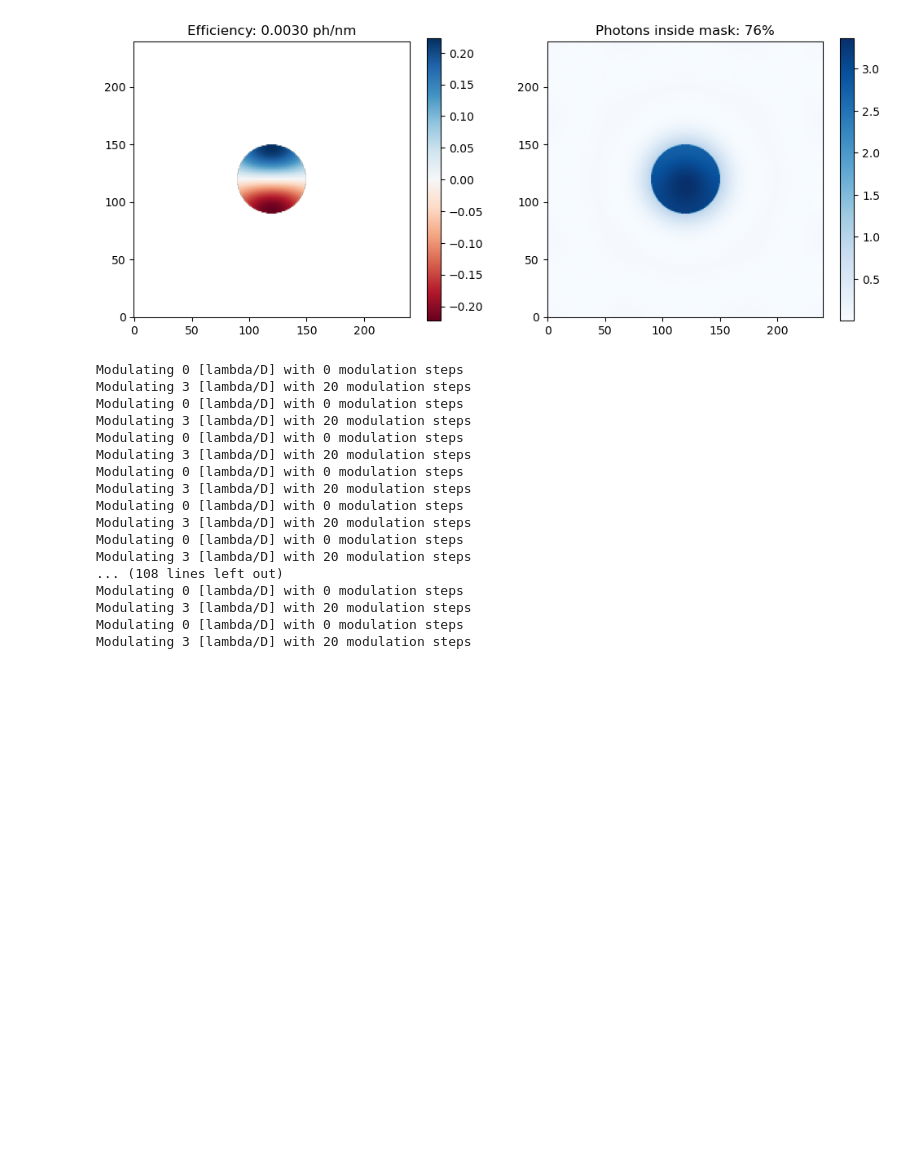
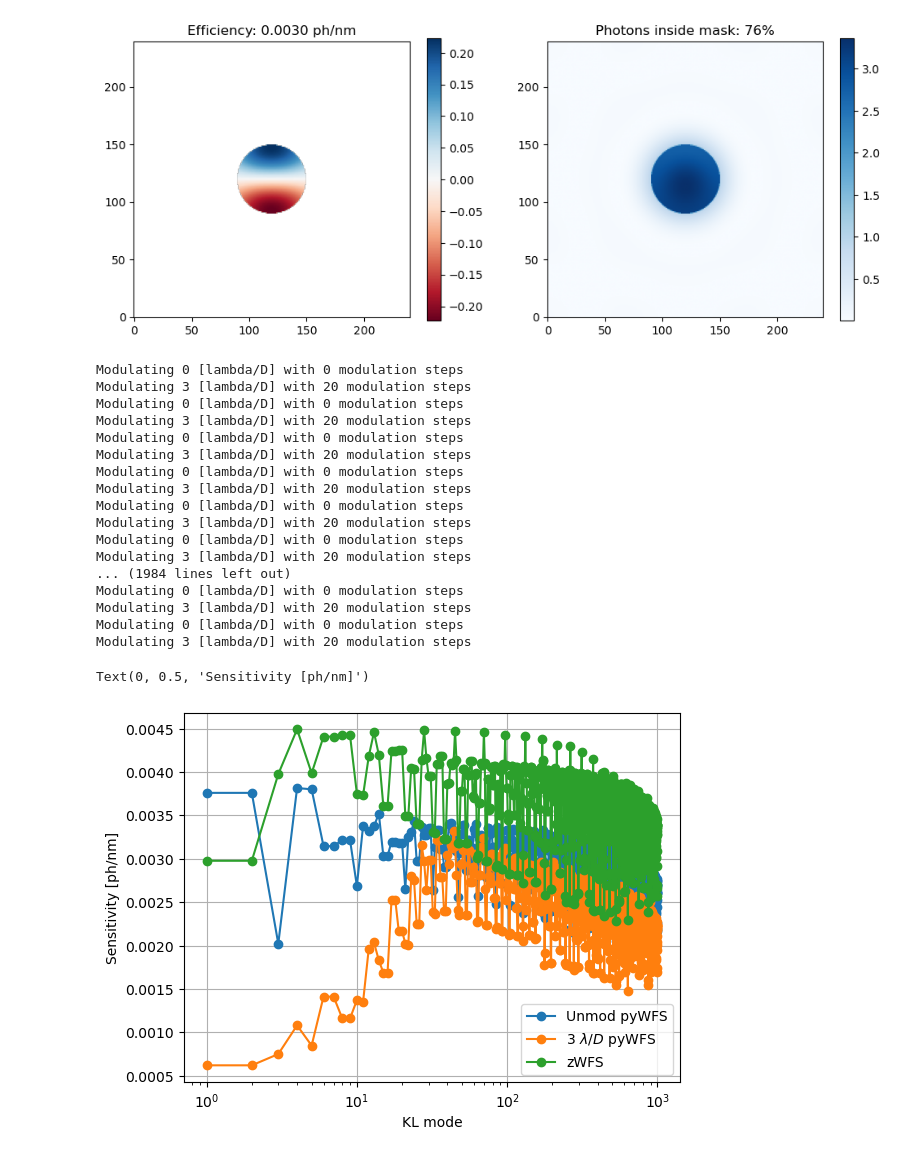
Before and after one commit to ArcetriAdaptiveOptics/ekarus, a Jupyter notebook: ekarus/notebooks/pyrPinna.ipynb, the cells around one changed output. Saved outputs shown, nothing was run; the diff lists cells and outputs as text; code cells hidden in the pictures; blank space fills up the shorter version.

```diff
--- a/ekarus/notebooks/pyrPinna.ipynb
+++ b/ekarus/notebooks/pyrPinna.ipynb
@@ -144,9 +144,11 @@ Modulating 3 [lambda/D] with 20 modulation steps
 Text(0.5, 1.0, 'Photons inside mask: 88%')
 [figure]
 # %%
-push_signal = wt.sc2.compute_slopes(in_ef,lambdaOverD,nPhotons=None)
+zLambdaOverD = wt.wfs2.lambdaInM/wt.pupilSizeInM
+
+push_signal = wt.sc2.compute_slopes(in_ef,zLambdaOverD,nPhotons=None)
 push_zimage = wt.ccd2.last_frame.copy()
-pull_signal = wt.sc2.compute_slopes(xp.conj(in_ef),lambdaOverD,nPhotons=None)
+pull_signal = wt.sc2.compute_slopes(xp.conj(in_ef),zLambdaOverD,nPhotons=None)
 pull_zimage = wt.ccd2.last_frame.copy()
 
 zslope = (push_signal-pull_signal)/2
@@ -179,48 +181,54 @@ pyrsens = xp.zeros(Nmax)
 upyrsens = xp.zeros(Nmax)
 
 rMod = 3.0
-
 amp = 1e-8
 
 for mode_id in range(Nmax):
+    print(f'\rMode {mode_id+1}/{Nmax}', end='\r', flush=True)
     mode = KL[mode_id,:]
     in_ef = ef_amp * xp.exp(1j*reshape_on_mask(mode*amp*m2rad,wt.cmask),dtype=xp.cfloat)
 
     # Unmodulated case
     wt.wfs1.set_modulation_angle(0.0,verbose=False)
     _,dframe = get_delta_slope(in_ef,lambdaOverD)
     upyrsens[mode_id] = xp.sum(xp.abs(dframe[pyr_masks.astype(bool)]))/flux
 
     # Modulated case
     wt.wfs1.set_modulation_angle(rMod,verbose=False)
     _,dframe = get_delta_slope(in_ef,lambdaOverD)
     pyrsens[mode_id] = xp.sum(xp.abs(dframe[pyr_masks.astype(bool)]))/flux
 
     # zWFS case
-    wt.sc2.compute_slopes(in_ef,lambdaOverD,nPhotons=None)
-    push_zimage = wt.ccd2.last_frame.copy()
-    wt.sc2.compute_slopes(xp.conj(in_ef),lambdaOverD,nPhotons=None)
-    pull_zimage = wt.ccd2.last_frame.copy()
+    intensity = wt.wfs2.get_intensity(in_ef,zLambdaOverD)
+    push_zimage = wt.ccd2.image_on_detector(intensity,photon_flux=None)
+    intensity = wt.wfs2.get_intensity(xp.conj(in_ef),zLambdaOverD)
+    pull_zimage = wt.ccd2.image_on_detector(intensity,photon_flux=None)
+    # wt.sc2.compute_slopes(in_ef,lambdaOverD,nPhotons=None)
+    # push_zimage = wt.ccd2.last_frame.copy()
+    # wt.sc2.compute_slopes(xp.conj(in_ef),lambdaOverD,nPhotons=None)
+    # pull_zimage = wt.ccd2.last_frame.copy()
     dzimage = (push_zimage-pull_zimage)/2
     zsens[mode_id] = xp.sum(xp.abs(dzimage[zern_mask.astype(bool)]))/zflux
 # %% [output]
 Modulating 0 [lambda/D] with 0 modulation steps
 Modulating 3 [lambda/D] with 20 modulation steps
 Modulating 0 [lambda/D] with 0 modulation steps
 Modulating 3 [lambda/D] with 20 modulation steps
 Modulating 0 [lambda/D] with 0 modulation steps
 Modulating 3 [lambda/D] with 20 modulation steps
 Modulating 0 [lambda/D] with 0 modulation steps
 Modulating 3 [lambda/D] with 20 modulation steps
 Modulating 0 [lambda/D] with 0 modulation steps
 Modulating 3 [lambda/D] with 20 modulation steps
 Modulating 0 [lambda/D] with 0 modulation steps
 Modulating 3 [lambda/D] with 20 modulation steps
-... (108 lines left out)
+... (1984 lines left out)
 Modulating 0 [lambda/D] with 0 modulation steps
 Modulating 3 [lambda/D] with 20 modulation steps
 Modulating 0 [lambda/D] with 0 modulation steps
 Modulating 3 [lambda/D] with 20 modulation steps
+Text(0, 0.5, 'Sensitivity [ph/nm]')
+[figure, added]
 # %%
 x = xp.asnumpy(xp.arange(Nmax)+1)
 
```
Also changed, not shown: parts of 1 cell of this notebook, 1 other file.
